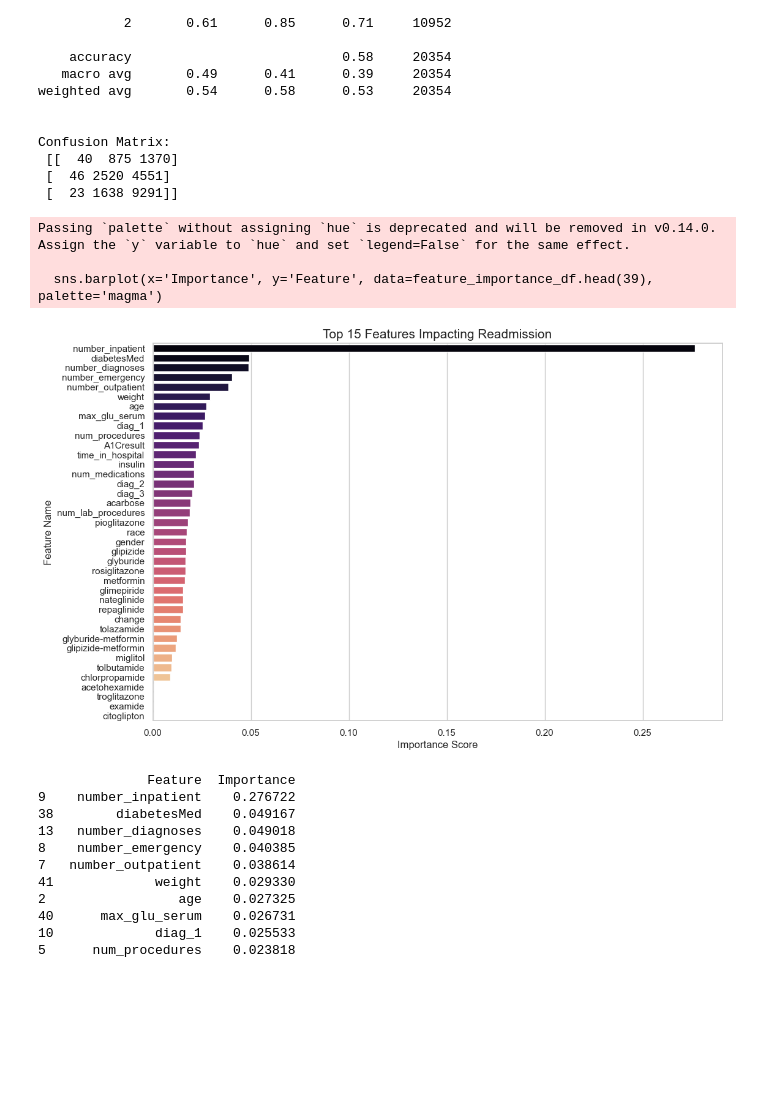
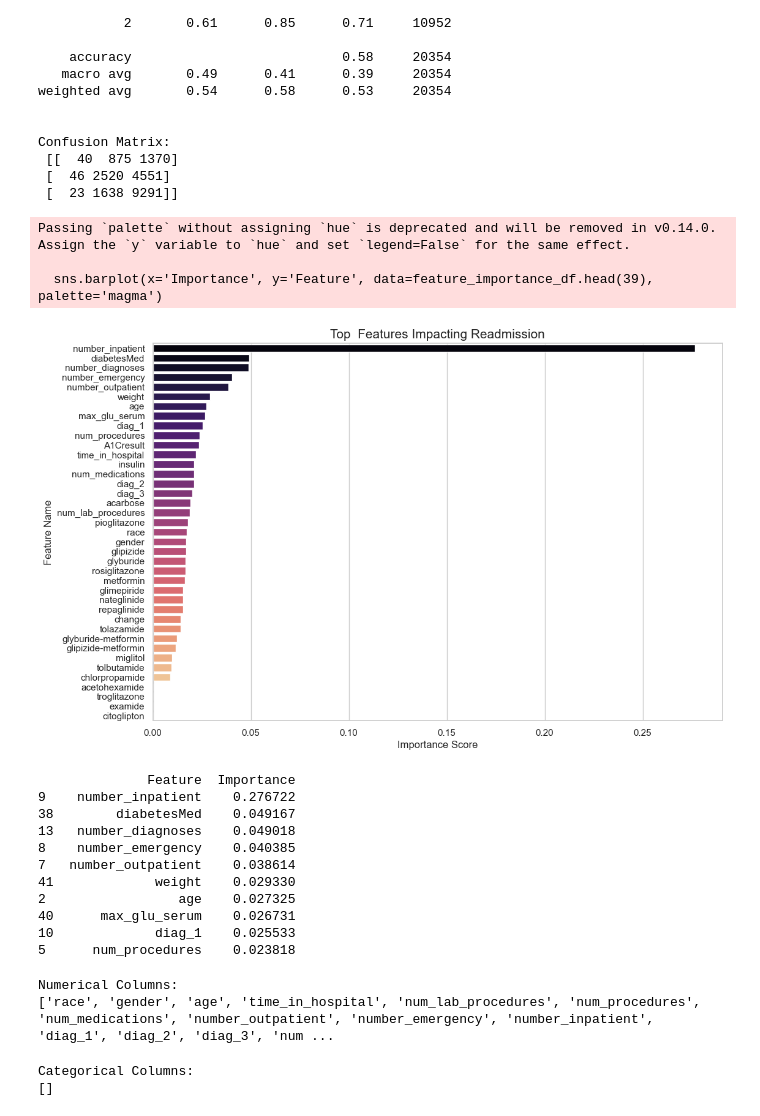
Before and after one commit to nayanjikar09/Diabetic-Readmission-Federated-Learning, a Jupyter notebook: data_preprosses/main_preprosess.ipynb, the cells around one changed output. Drawn from its saved outputs; the diff is of its cells as text; code cells hidden in the pictures; blank space fills up the shorter version.

```diff
--- a/data_preprosses/main_preprosess.ipynb
+++ b/data_preprosses/main_preprosess.ipynb
@@ -631,34 +659,34 @@ Confusion Matrix:
 # %%
 import pandas as pd
 import matplotlib.pyplot as plt
 import seaborn as sns
 
 # 1. Get feature importance from the model
 importances = model.feature_importances_
 
 # 2. Match importances with the column names (X_train.columns)
 feature_names = X_train.columns
 feature_importance_df = pd.DataFrame({'Feature': feature_names, 'Importance': importances})
 
 # 3. Sort features by importance
 feature_importance_df = feature_importance_df.sort_values(by='Importance', ascending=False)
 
 # 4. Plot the top 15 features
 plt.figure(figsize=(12, 8))
 sns.barplot(x='Importance', y='Feature', data=feature_importance_df.head(39), palette='magma')
 
-plt.title('Top 15 Features Impacting Readmission', fontsize=15)
+plt.title('Top  Features Impacting Readmission', fontsize=15)
 plt.xlabel('Importance Score')
 plt.ylabel('Feature Name')
 plt.show()
 
 # Optional: Print the exact scores
 print(feature_importance_df.head(10))
 # %% [output]
 Passing `palette` without assigning `hue` is deprecated and will be removed in v0.14.0. Assign the `y` variable to `hue` and set `legend=False` for the same effect.
 
   sns.barplot(x='Importance', y='Feature', data=feature_importance_df.head(39), palette='magma')
-[figure, old version]
+[figure, new version]
               Feature  Importance
 9    number_inpatient    0.276722
 38        diabetesMed    0.049167
@@ -670,3 +698,23 @@ Passing `palette` without assigning `hue` is deprecated and will be removed in v
 40      max_glu_serum    0.026731
 10             diag_1    0.025533
 5      num_procedures    0.023818
+# %%
+import numpy as np
+
+# Selecting columns with numeric data types
+numerical_cols = df.select_dtypes(include=[np.number]).columns.tolist()
+
+print("Numerical Columns:")
+print(numerical_cols)
+# %% [output]
+Numerical Columns:
+['race', 'gender', 'age', 'time_in_hospital', 'num_lab_procedures', 'num_procedures', 'num_medications', 'number_outpatient', 'number_emergency', 'number_inpatient', 'diag_1', 'diag_2', 'diag_3', 'num ...
+# %%
+# Selecting columns with 'object' (categorical) data types
+categorical_cols = df.select_dtypes(include=['object']).columns.tolist()
+
+print("Categorical Columns:")
+print(categorical_cols)
+# %% [output]
+Categorical Columns:
+[]
```
Also changed, not shown: parts of 2 cells of this notebook, 3 other files.
